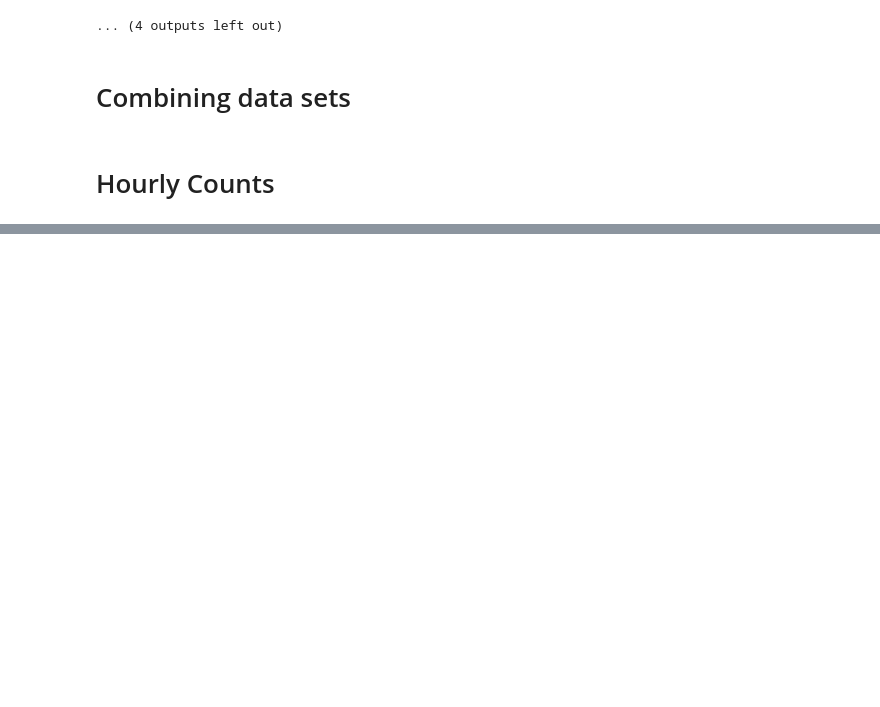
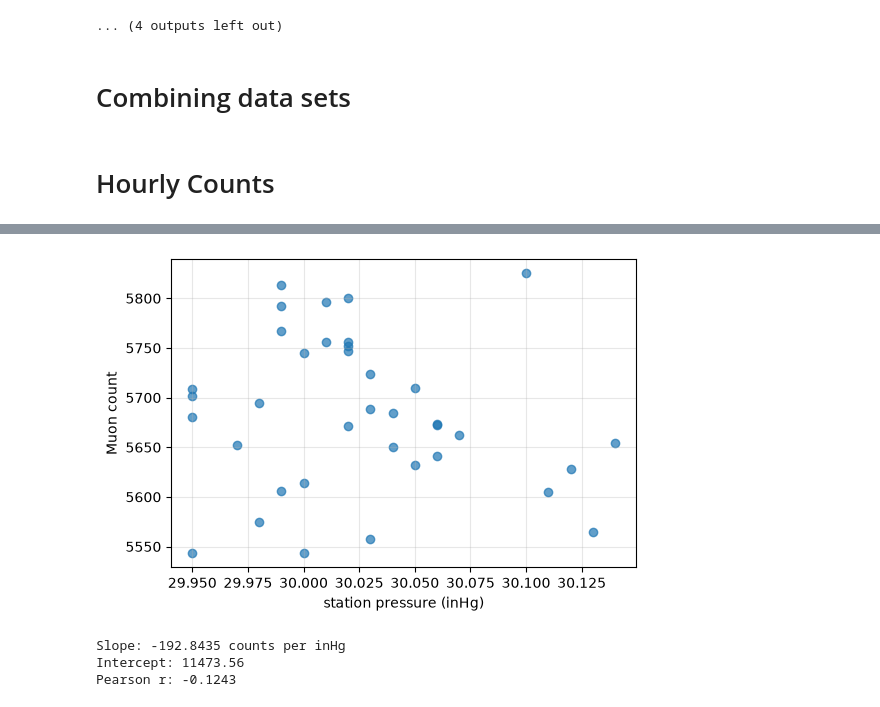
Before and after one commit to jasonrmay/ADV-Lab, a Jupyter notebook: muon-lifetime/Fitting_regime.ipynb, the cells around one changed output, grey strips where cells are left out. Cells and saved outputs as stored; diff of their text form; code cells hidden in the pictures; blank space fills up the shorter version.

```diff
--- a/muon-lifetime/Fitting_regime.ipynb
+++ b/muon-lifetime/Fitting_regime.ipynb
@@ -572,0 +657,23 @@ plt.show()
+# %%
+# scatter plot of muon count vs. altitude from the merged dataset
+plt.figure(figsize=(6, 4))
+plt.scatter(merged['alti'], merged['count'], alpha=0.7)
+plt.xlabel('station pressure (inHg)')
+plt.ylabel('Muon count')
+plt.grid(True, alpha=0.3)
+plt.show()
+# %% [output]
+[figure, added]
+# %%
+# Fit a linear trend and compute correlation for muon count vs. altitude
+valid_alt = merged[['alti', 'count']].dropna()
+slope_alt, intercept_alt = np.polyfit(valid_alt['alti'], valid_alt['count'], 1)
+r_alt = np.corrcoef(valid_alt['alti'], valid_alt['count'])[0, 1]
+
+print(f"Slope: {slope_alt:.4f} counts per inHg")
+print(f"Intercept: {intercept_alt:.2f}")
+print(f"Pearson r: {r_alt:.4f}")
+# %% [output]
+Slope: -192.8435 counts per inHg
+Intercept: 11473.56
+Pearson r: -0.1243
```
Also changed, not shown: parts of 10 cells of this notebook.
